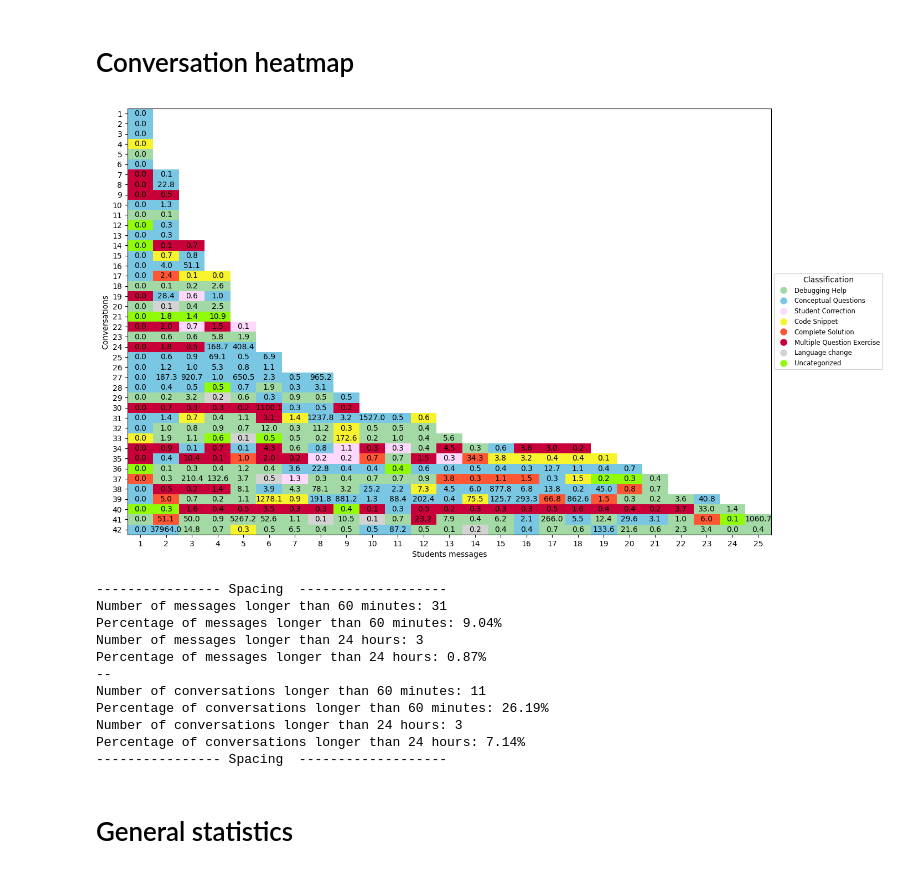
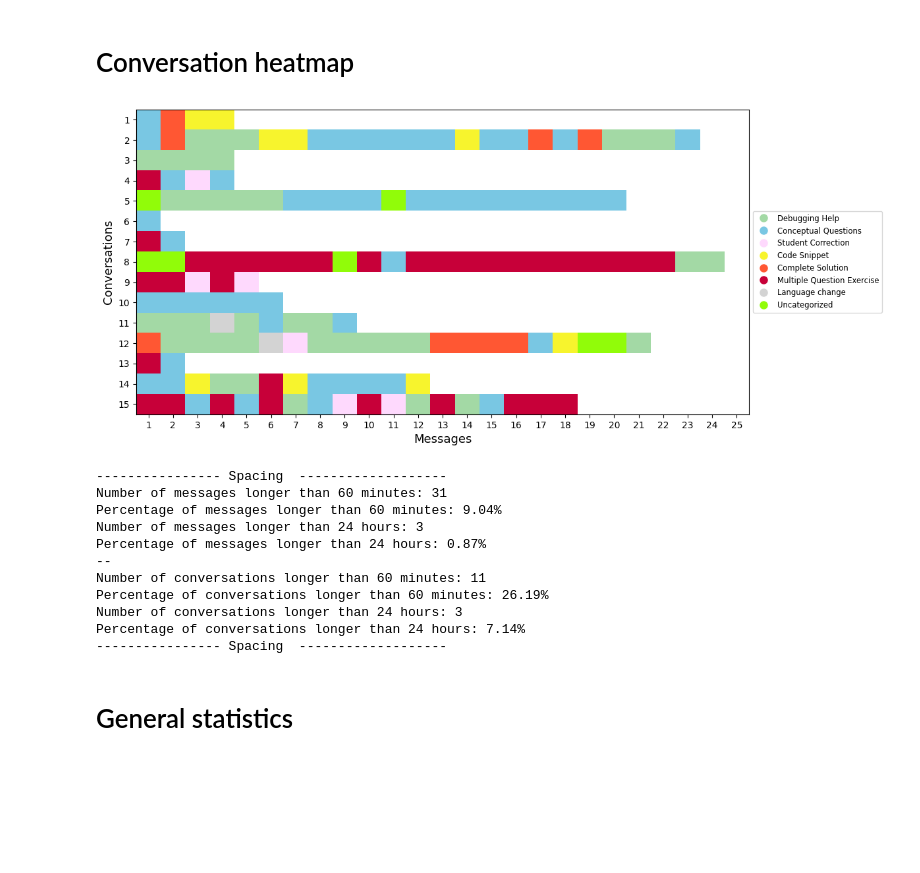
Before and after one commit to rodrigoprestesmachado/codespaces-blank, a Jupyter notebook: CSEDU2025/analysis/analysis.ipynb, the cells around one changed output. Drawn from its saved outputs; the diff is of its cells as text; code cells hidden in the pictures; blank space fills up the shorter version.

```diff
--- a/CSEDU2025/analysis/analysis.ipynb
+++ b/CSEDU2025/analysis/analysis.ipynb
@@ -131,6 +131,7 @@ The files were successfully merged. The result was saved in 'merged_result.csv'.
 # %%
 import pandas as pd
 import numpy as np
+import random
 import matplotlib.pyplot as plt
 
 # Function to convert hex color codes to RGB format
@@ -196,8 +197,8 @@ for key in df['Id'].unique():
     dic_colors.update(row_colors)
     dic_times.update(row_times)
 
-# Order dic_colors by number of messages in descending order
-dic_colors = dict(sorted(dic_colors.items(), key=lambda x: len(x[1]), reverse=False))
+# >>>>>>> Order dic_colors by number of messages in descending order
+#dic_colors = dict(sorted(dic_colors.items(), key=lambda x: len(x[1]), reverse=False))
 
 # Fill the color list with white ('#FFFFFF') and time list with NaN to match the max length
 for key in dic_colors.keys():
@@ -208,12 +209,16 @@ for key in dic_colors.keys():
 for key in dic_colors.keys():
     dic_colors[key] = [hex_to_rgb(color) for color in dic_colors[key]]
 
+# >>>>>>> Uncomment to display the 10 first conversations
+dic_colors = dict(list(dic_colors.items())[:15])
+
+
 # Plot the heatmap with time intervals in the cells
-fig, ax = plt.subplots(figsize=(15, 10))  # Aumente o valor de figsize conforme necessário
+fig, ax = plt.subplots(figsize=(12, 6))  # Aumente o valor de figsize conforme necessário
 
 # Set axis labels
-ax.set_xlabel('Students messages')
-ax.set_ylabel('Conversations')
+ax.set_xlabel('Messages', fontsize=13)
+ax.set_ylabel('Conversations', fontsize=13)
 
 # Set ticks for the x-axis and y-axis
 ax.set_xticks(range(max_len))
@@ -227,18 +232,18 @@ ax.set_yticklabels(range(1, len(dic_colors) + 1))
 # Display the heatmap using the list of RGB color values
 heatmap = ax.imshow(list(dic_colors.values()), aspect='auto')
 
-# Annotate each cell with the time delta in minutes, and use a smaller font size
-for i, key in enumerate(dic_colors.keys()):
-    for j, time in enumerate(dic_times[key]):
-        if not np.isnan(time):  # Annotate only if time is not NaN
-            ax.text(j, i, f'{time:.1f}', ha='center', va='center', color='black', fontsize=10)  # Small font
+# >>>>>>> Annotate each cell with the time delta in minutes, and use a smaller font size
+# for i, key in enumerate(dic_colors.keys()):
+#     for j, time in enumerate(dic_times[key]):
+#         if not np.isnan(time):  # Annotate only if time is not NaN
+#             ax.text(j, i, f'{time:.1f}', ha='center', va='center', color='black', fontsize=10)  # Small font
 
 # Create a legend with classification labels and their respective colors
 legend_elements = [plt.Line2D([0], [0], marker='o', color='w', markerfacecolor=color, markersize=10, label=label)
                    for label, color in classification_colors.items()]
 
-# Position the legend on the right side of the plot with a smaller font size
-ax.legend(handles=legend_elements, loc='center left', bbox_to_anchor=(1, 0.5), title='Classification', fontsize='small')
+# Position the legend on the right side of the plot with a larger font size
+ax.legend(handles=legend_elements, loc='center left', bbox_to_anchor=(1, 0.5), title='', fontsize='small')
 
 # Show the heatmap plot
 plt.show()
@@ -249,34 +254,34 @@ print("---------------- Spacing  -------------------")
 messages_long_hour = df[df['TimeDeltaMinutes'] > 60].shape[0]
 # % of messages longer than 60 minutes
 percentage_long_hour = (messages_long_hour / df.shape[0]) * 100
 print(f"Number of messages longer than 60 minutes: {messages_long_hour}")
 print(f"Percentage of messages longer than 60 minutes: {percentage_long_hour:.2f}%")
 
 # Count the number of messages with delta time greater than 24 hours
 messages_long_day = df[df['TimeDeltaMinutes'] > 1440].shape[0]
 # % of messages longer than 24 hours
 percentage_long_day = (messages_long_day / df.shape[0]) * 100
 print(f"Number of messages longer than 24 hours: {messages_long_day}")
 print(f"Percentage of messages longer than 24 hours: {percentage_long_day:.2f}%")
 
 print("--")
 
 # Count the number of conversation with delta time greater than 60 minutes
 conversations_long_hour = df[df['TimeDeltaMinutes'] > 60]['Id'].nunique()
 # % of conversation longer than 60 minutes
 percentage_conversations_long_hour = (conversations_long_hour / df['Id'].nunique()) * 100
 print(f"Number of conversations longer than 60 minutes: {conversations_long_hour}")
 print(f"Percentage of conversations longer than 60 minutes: {percentage_conversations_long_hour:.2f}%")
 
 # Count the number of conversation with delta time greater than 24 hours
 conversations_long_day = df[df['TimeDeltaMinutes'] > 1440]['Id'].nunique()
 # % of conversation longer than 24 hours
 percentage_conversations_long_day = (conversations_long_day / df['Id'].nunique()) * 100
 print(f"Number of conversations longer than 24 hours: {conversations_long_day}")
 print(f"Percentage of conversations longer than 24 hours: {percentage_conversations_long_day:.2f}%")
 print("---------------- Spacing  -------------------")
 # %% [output]
-[figure, old version]
+[figure, new version]
 ---------------- Spacing  -------------------
 Number of messages longer than 60 minutes: 31
 Percentage of messages longer than 60 minutes: 9.04%
```
Also changed, not shown: parts of 2 cells of this notebook, 10 other files.
